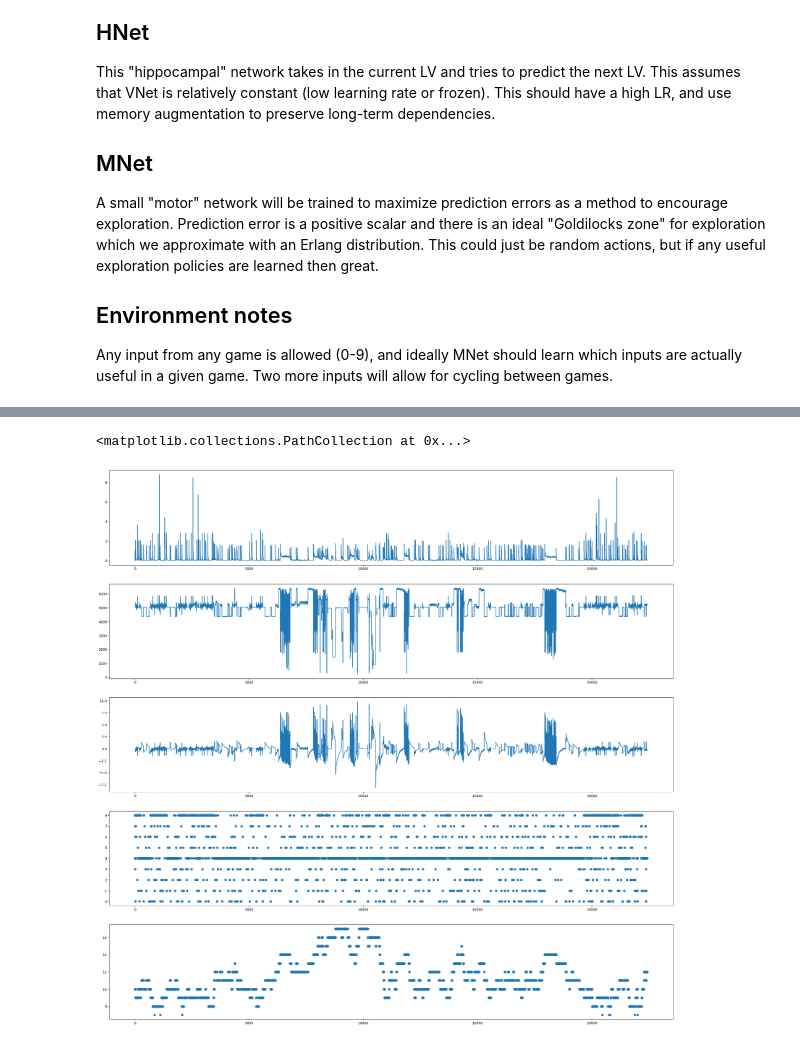
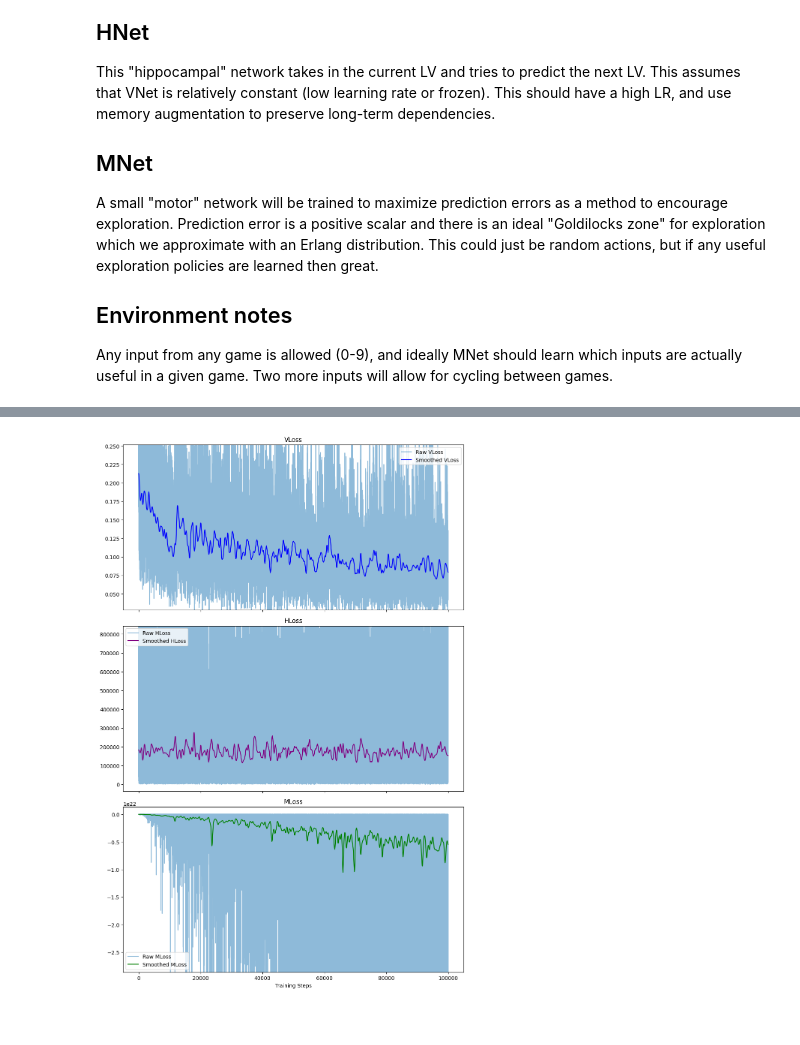
Before and after one commit to jordandekraker/HippoNet, a Jupyter notebook: AtariSpace_HnetMem.ipynb, the cells around one changed output, grey strips where cells are left out. Drawn from its saved outputs; the diff is of its cells as text; code cells hidden in the pictures.

```diff
--- a/AtariSpace_HnetMem.ipynb
+++ b/AtariSpace_HnetMem.ipynb
@@ -314,17 +356,58 @@ KeyboardInterrupt:
-# %%
-plt.figure(figsize=(30, 30), dpi=80)
-smoothwindow=1
-log = np.asarray(log)
-plt.subplot(5,1,1)
-plt.plot(np.convolve(np.array(log)[:,0],np.ones(smoothwindow)/smoothwindow, mode='valid'))
-plt.subplot(5,1,2)
-plt.plot(np.convolve(np.array(log)[:,1],np.ones(smoothwindow)/smoothwindow, mode='valid'))
-plt.subplot(5,1,3)
-plt.plot(np.convolve(np.array(log)[:,2],np.ones(smoothwindow)/smoothwindow, mode='valid'))
-plt.subplot(5,1,4)
-plt.scatter(range(len(log)),log[:,3])
-plt.subplot(5,1,5)
-plt.scatter(range(len(log)),log[:,4])
-# %% [output]
-<matplotlib.collections.PathCollection at 0x...>
-[figure, removed]
+# %%
+from scipy.ndimage import gaussian_filter1d
+
+
+def plot_logs(log, smooth_sigma=200):
+    """
+    Plot the losses (raw and smoothed) from the log data, with y-axis limits set to the 95% range.
+    Args:
+        log: A list of logged values where each entry contains [vloss, hloss, mloss, ...].
+        smooth_sigma: Standard deviation for Gaussian smoothing.
+    """
+    vloss = [entry[0] for entry in log]
+    hloss = [entry[1] for entry in log]
+    mloss = [entry[2] for entry in log]
+
+    # Smooth the loss values for better visualization
+    vloss_smooth = gaussian_filter1d(vloss, sigma=smooth_sigma)
+    hloss_smooth = gaussian_filter1d(hloss, sigma=smooth_sigma)
+    mloss_smooth = gaussian_filter1d(mloss, sigma=smooth_sigma)
+
+    # Compute the 95% range for y-axis limits
+    def get_yaxis_limits(data):
+        lower, upper = np.percentile(data, [2.5, 97.5])
+        margin = 0.05 * (upper - lower)
+        return lower - margin, upper + margin
+
+    vloss_ylim = get_yaxis_limits(vloss)
+    hloss_ylim = get_yaxis_limits(hloss)
+    mloss_ylim = get_yaxis_limits(mloss)
+
+    # Plot raw and smoothed losses
+    fig, axes = plt.subplots(3, 1, figsize=(10, 15), sharex=True)
+
+    axes[0].plot(vloss, label="Raw VLoss", alpha=0.5)
+    axes[0].plot(vloss_smooth, label="Smoothed VLoss", color="blue")
+    axes[0].set_title("VLoss")
+    axes[0].set_ylim(vloss_ylim)
+    axes[0].legend()
+
+    axes[1].plot(hloss, label="Raw HLoss", alpha=0.5)
+    axes[1].plot(hloss_smooth, label="Smoothed HLoss", color="purple")
+    axes[1].set_title("HLoss")
+    axes[1].set_ylim(hloss_ylim)
+    axes[1].legend()
+
+    axes[2].plot(mloss, label="Raw MLoss", alpha=0.5)
+    axes[2].plot(mloss_smooth, label="Smoothed MLoss", color="green")
+    axes[2].set_title("MLoss")
+    axes[2].set_ylim(mloss_ylim)
+    axes[2].legend()
+
+    plt.xlabel("Training Steps")
+    plt.tight_layout()
+    plt.show()
+
+plot_logs(log)
+# %% [output]
+[figure, added]
```
Also changed, not shown: parts of 20 cells of this notebook, 3 other files.
